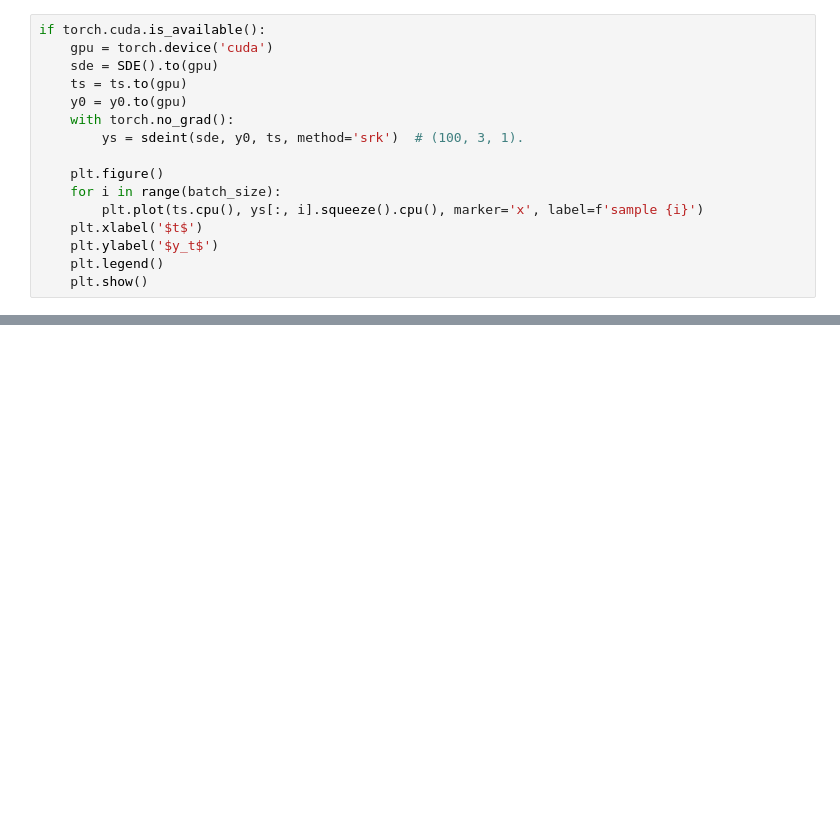
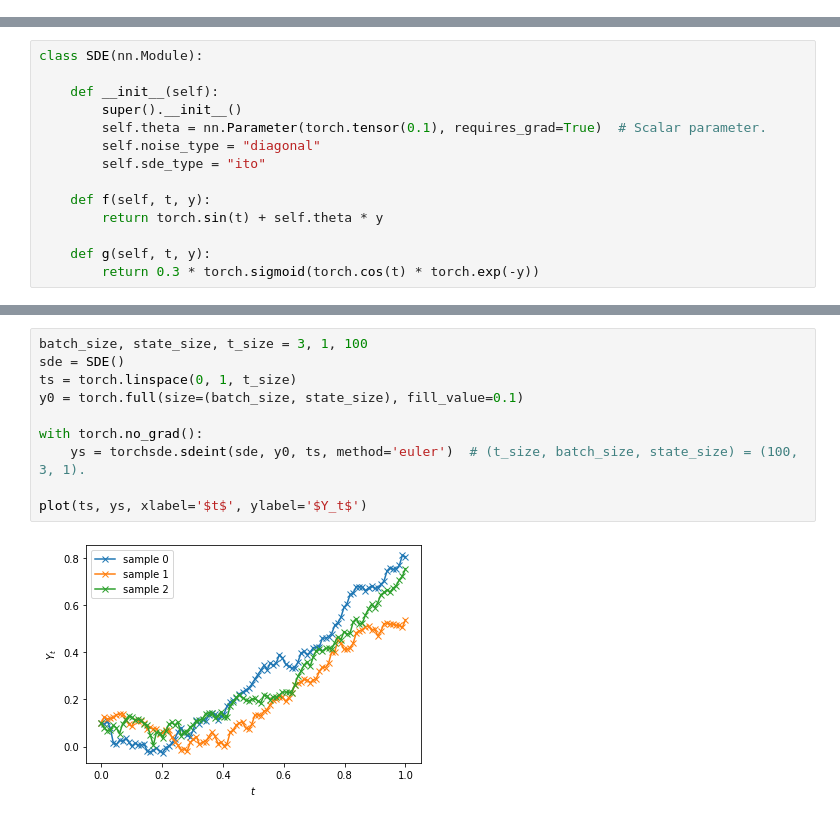
Before and after one commit to google-research/torchsde, a Jupyter notebook: examples/demo.ipynb, the cells around one changed output, grey strips where cells are left out. Cells and saved outputs as stored; diff of their text form; blank space fills up the shorter version.

```diff
--- a/examples/demo.ipynb
+++ b/examples/demo.ipynb
@@ -108,16 +0,0 @@ Trivially, the previous code may be adapted to run on GPUs, just by moving all t
-# %%
-if torch.cuda.is_available():
-    gpu = torch.device('cuda')
-    sde = SDE().to(gpu)
-    ts = ts.to(gpu)
-    y0 = y0.to(gpu)
-    with torch.no_grad():
-        ys = sdeint(sde, y0, ts, method='srk')  # (100, 3, 1).
-
-    plt.figure()
-    for i in range(batch_size):
-        plt.plot(ts.cpu(), ys[:, i].squeeze().cpu(), marker='x', label=f'sample {i}')
-    plt.xlabel('$t$')
-    plt.ylabel('$y_t$')
-    plt.legend()
-    plt.show()
@@ -234,0 +42,14 @@ Lastly, for modeling problems, our limited experience have found "diagonal" to b
+# %%
+class SDE(nn.Module):
+
+    def __init__(self):
+        super().__init__()
+        self.theta = nn.Parameter(torch.tensor(0.1), requires_grad=True)  # Scalar parameter.
+        self.noise_type = "diagonal"
+        self.sde_type = "ito"
+
+    def f(self, t, y):
+        return torch.sin(t) + self.theta * y
+
+    def g(self, t, y):
+        return 0.3 * torch.sigmoid(torch.cos(t) * torch.exp(-y))
@@ -234,0 +65,12 @@ Lastly, for modeling problems, our limited experience have found "diagonal" to b
+# %%
+batch_size, state_size, t_size = 3, 1, 100
+sde = SDE()
+ts = torch.linspace(0, 1, t_size)
+y0 = torch.full(size=(batch_size, state_size), fill_value=0.1)
+
+with torch.no_grad():
+    ys = torchsde.sdeint(sde, y0, ts, method='euler')  # (t_size, batch_size, state_size) = (100, 3, 1).
+
+plot(ts, ys, xlabel='$t$', ylabel='$Y_t$')
+# %% [output]
+[figure, added]
```
Also changed, not shown: parts of 45 cells of this notebook.
